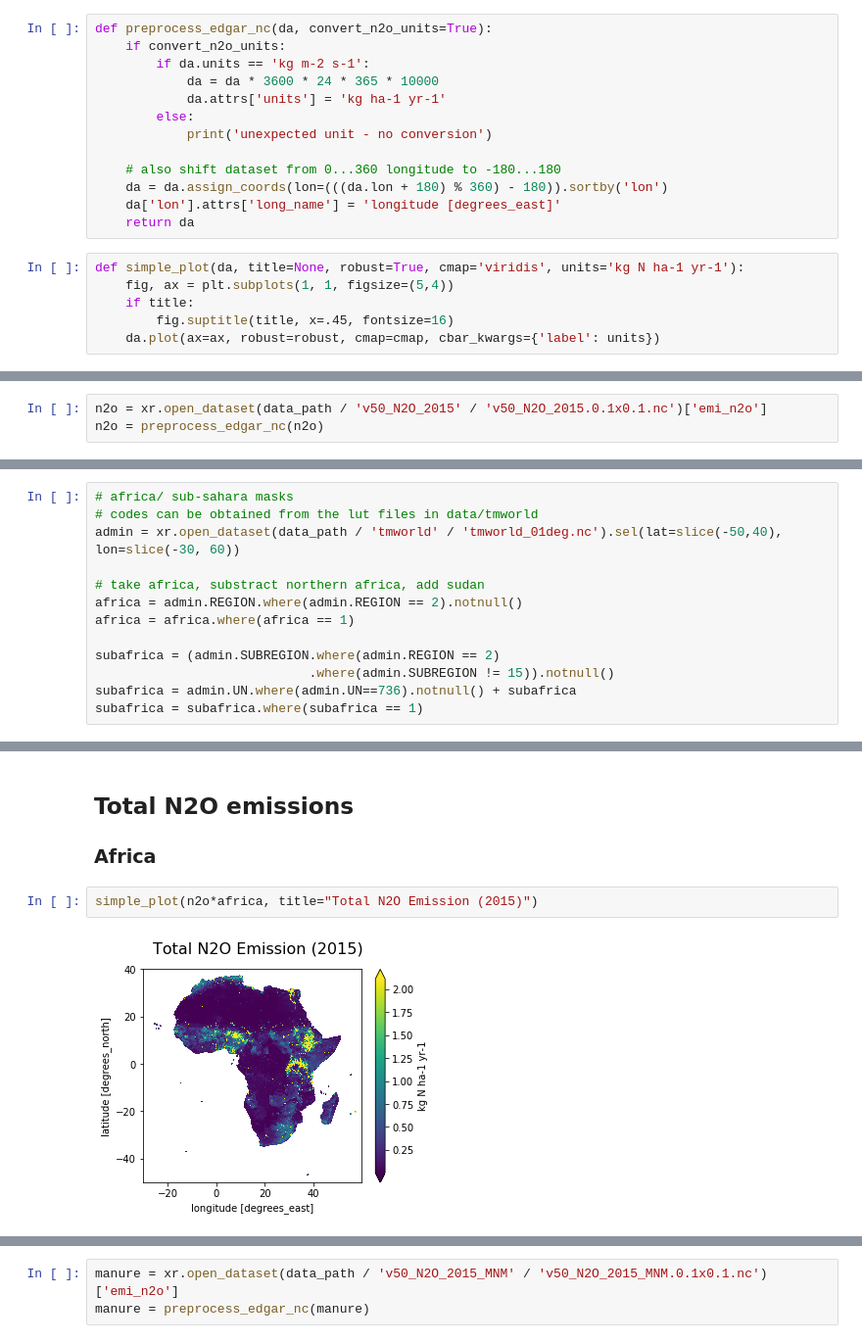
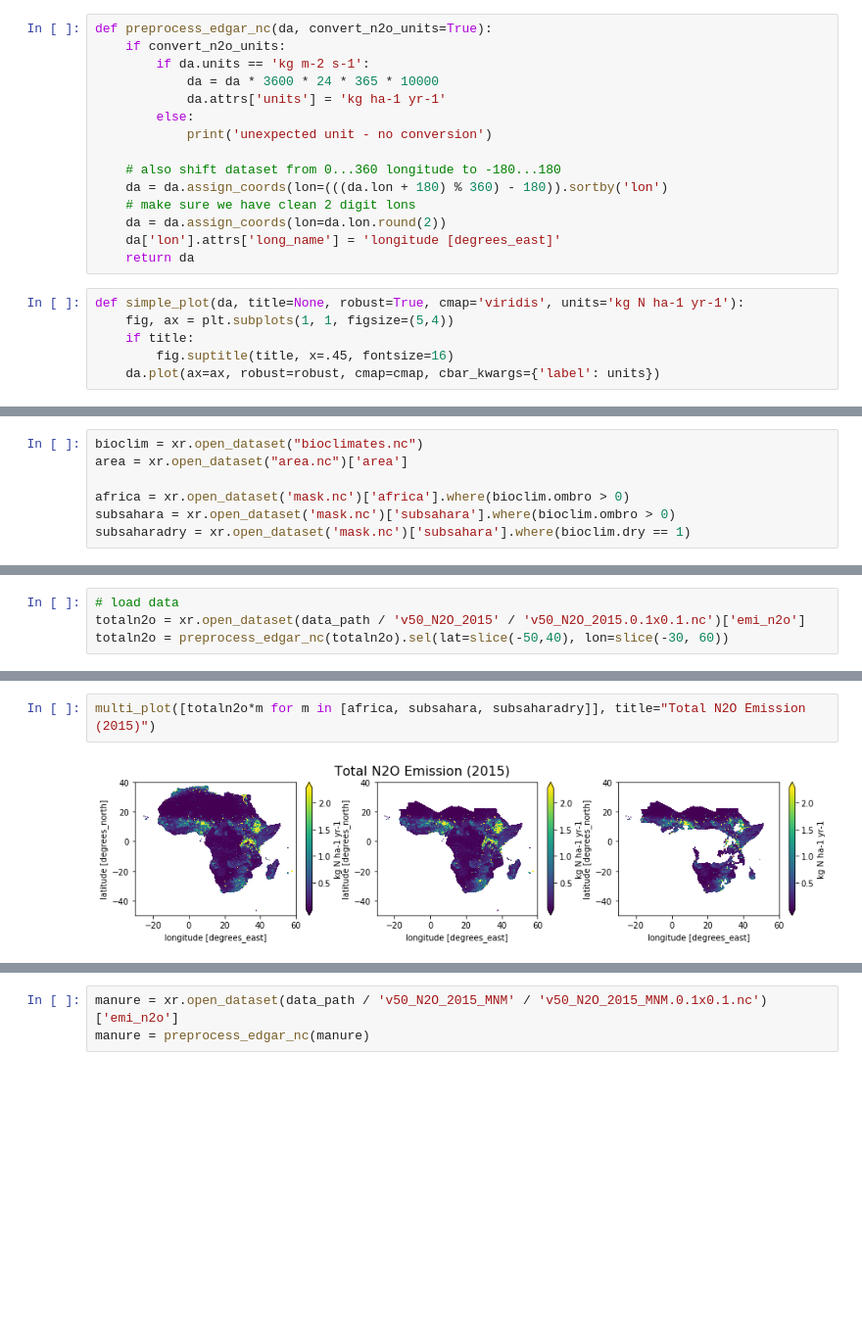
Before and after one commit to cwerner/edgar5-analysis-africa, a Jupyter notebook: analysis.ipynb, the cells around one changed output, grey strips where cells are left out. Shown at 98% size. Cells and saved outputs as stored; diff of their text form; blank space fills up the shorter version.

Commit message:
added dry bioclimate mask and cleaner analysis

```diff
--- a/analysis.ipynb
+++ b/analysis.ipynb
@@ -31,6 +32,8 @@ def preprocess_edgar_nc(da, convert_n2o_units=True):
 
     # also shift dataset from 0...360 longitude to -180...180
     da = da.assign_coords(lon=(((da.lon + 180) % 360) - 180)).sortby('lon')
+    # make sure we have clean 2 digit lons
+    da = da.assign_coords(lon=da.lon.round(2))
     da['lon'].attrs['long_name'] = 'longitude [degrees_east]'
     return da
 # %%
@@ -66,0 +83,7 @@ data_path.ls(recursive=True)
+# %%
+bioclim = xr.open_dataset("bioclimates.nc")
+area = xr.open_dataset("area.nc")['area']
+
+africa = xr.open_dataset('mask.nc')['africa'].where(bioclim.ombro > 0)
+subsahara = xr.open_dataset('mask.nc')['subsahara'].where(bioclim.ombro > 0)
+subsaharadry = xr.open_dataset('mask.nc')['subsahara'].where(bioclim.dry == 1)
@@ -67,3 +106,4 @@ data_path.ls(recursive=True)
 # %%
-n2o = xr.open_dataset(data_path / 'v50_N2O_2015' / 'v50_N2O_2015.0.1x0.1.nc')['emi_n2o']
-n2o = preprocess_edgar_nc(n2o)
+# load data
+totaln2o = xr.open_dataset(data_path / 'v50_N2O_2015' / 'v50_N2O_2015.0.1x0.1.nc')['emi_n2o']
+totaln2o = preprocess_edgar_nc(totaln2o).sel(lat=slice(-50,40), lon=slice(-30, 60))
@@ -73,13 +109,0 @@ area = create_area_grid(n2o)
-# %%
-# africa/ sub-sahara masks
-# codes can be obtained from the lut files in data/tmworld
-admin = xr.open_dataset(data_path / 'tmworld' / 'tmworld_01deg.nc').sel(lat=slice(-50,40), lon=slice(-30, 60))
-
-# take africa, substract northern africa, add sudan
-africa = admin.REGION.where(admin.REGION == 2).notnull()
-africa = africa.where(africa == 1)
-
-subafrica = (admin.SUBREGION.where(admin.REGION == 2)
-                            .where(admin.SUBREGION != 15)).notnull()
-subafrica = admin.UN.where(admin.UN==736).notnull() + subafrica
-subafrica = subafrica.where(subafrica == 1)
@@ -94,9 +110,5 @@ ax[1].set_title("Mask: Sub-Sahara");
-# %% [markdown]
-## Total N2O emissions
-
-### Africa
 # %%
-simple_plot(n2o*africa, title="Total N2O Emission (2015)")
+multi_plot([totaln2o*m for m in [africa, subsahara, subsaharadry]], title="Total N2O Emission (2015)")
 # %% [output]
-[figure, old version]
+[figure, new version]
 # %%
```
Also changed, not shown: parts of 44 cells of this notebook.
